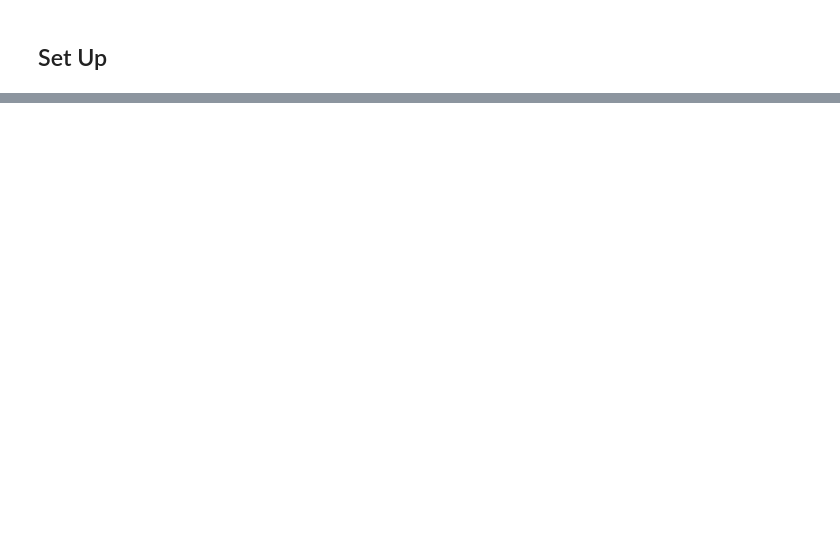
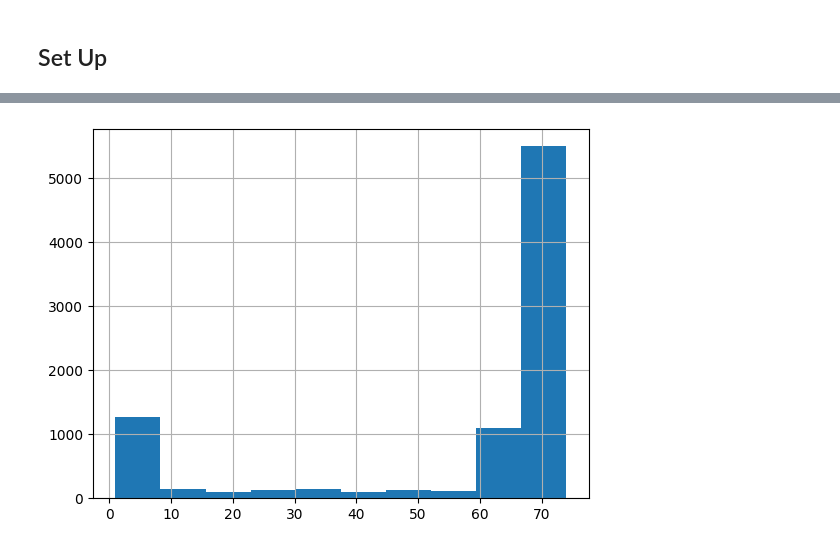
Before and after one commit to ontoligent/DS5001-PUB, a Jupyter notebook: uva-ds-5001-m02-01-importing-persuasion.ipynb, the cells around one changed output, grey strips where cells are left out. Drawn from its saved outputs; the diff is of its cells as text; code cells hidden in the pictures; blank space fills up the shorter version.

```diff
--- a/uva-ds-5001-m02-01-importing-persuasion.ipynb
+++ b/uva-ds-5001-m02-01-importing-persuasion.ipynb
@@ -414,0 +49,2 @@ VOCAB.index.name = 'term_id'
+# %%
+text = pd.DataFrame(lines)
@@ -414,0 +81,2 @@ VOCAB.index.name = 'term_id'
+# %%
+text.columns = ['line_str']
@@ -414,0 +92,2 @@ VOCAB.index.name = 'term_id'
+# %%
+text.index.name = 'line_num'
@@ -414,0 +106,2 @@ VOCAB.index.name = 'term_id'
+# %%
+text['len'] = text.line_str.str.len()
@@ -414,0 +120,4 @@ VOCAB.index.name = 'term_id'
+# %%
+text.len.hist();
+# %% [output]
+[figure, added]
```
Also changed, not shown: parts of 129 cells of this notebook.
